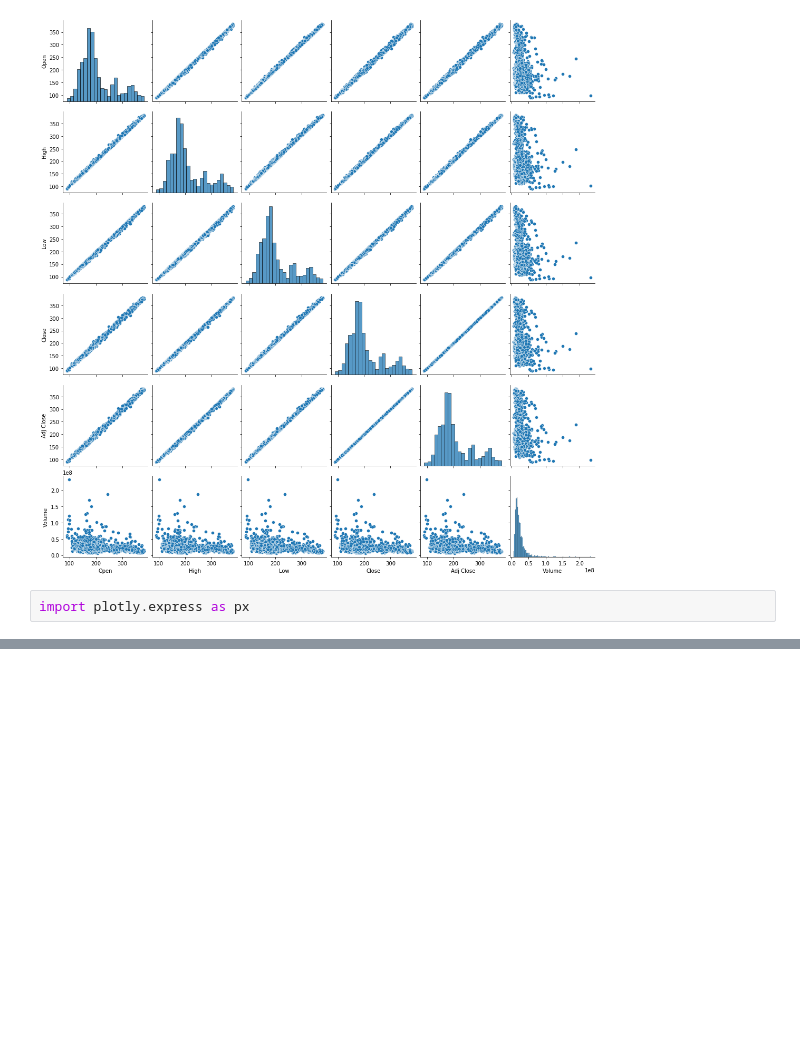
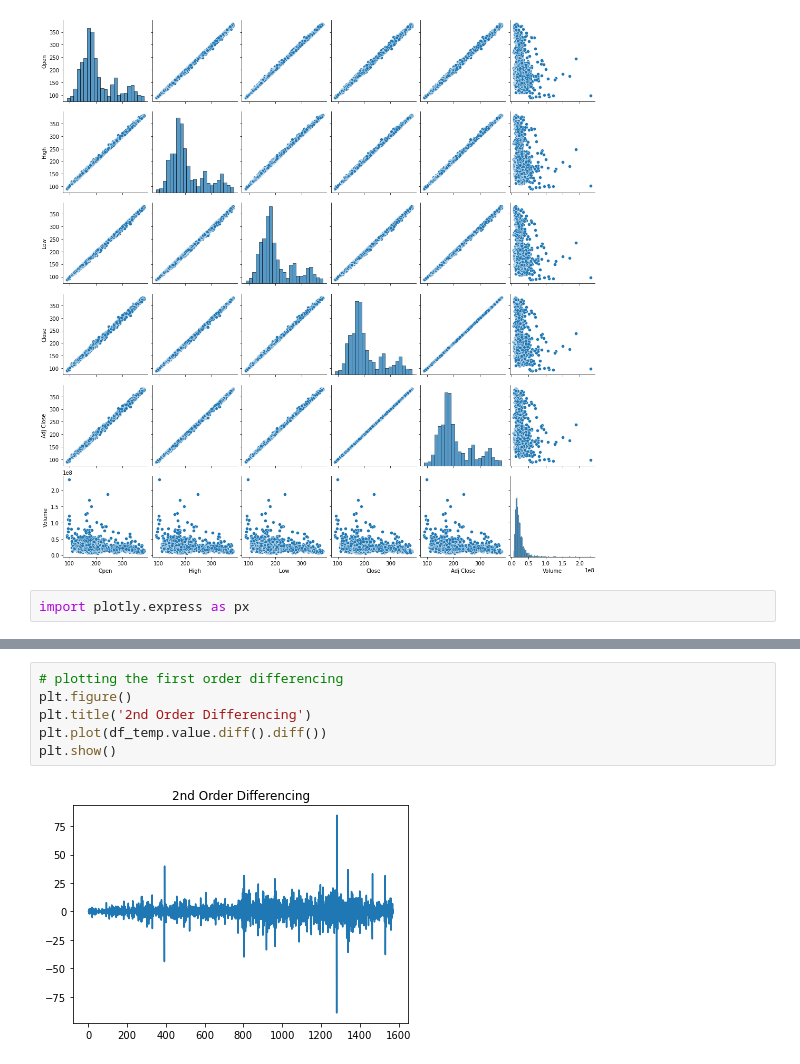
Before and after one commit to samirkhanal35/Data-mining---Time-Series-Analysis, a Jupyter notebook: main.ipynb, the cells around one changed output, grey strips where cells are left out. Saved outputs shown, nothing was run; the diff lists cells and outputs as text; blank space fills up the shorter version.

```diff
--- a/main.ipynb
+++ b/main.ipynb
@@ -124,0 +174,8 @@ fig.show()
+# %%
+# plotting the first order differencing
+plt.figure()
+plt.title('2nd Order Differencing')
+plt.plot(df_temp.value.diff().diff())
+plt.show()
+# %% [output]
+[figure, added]
```
Also changed, not shown: parts of 18 cells of this notebook.
